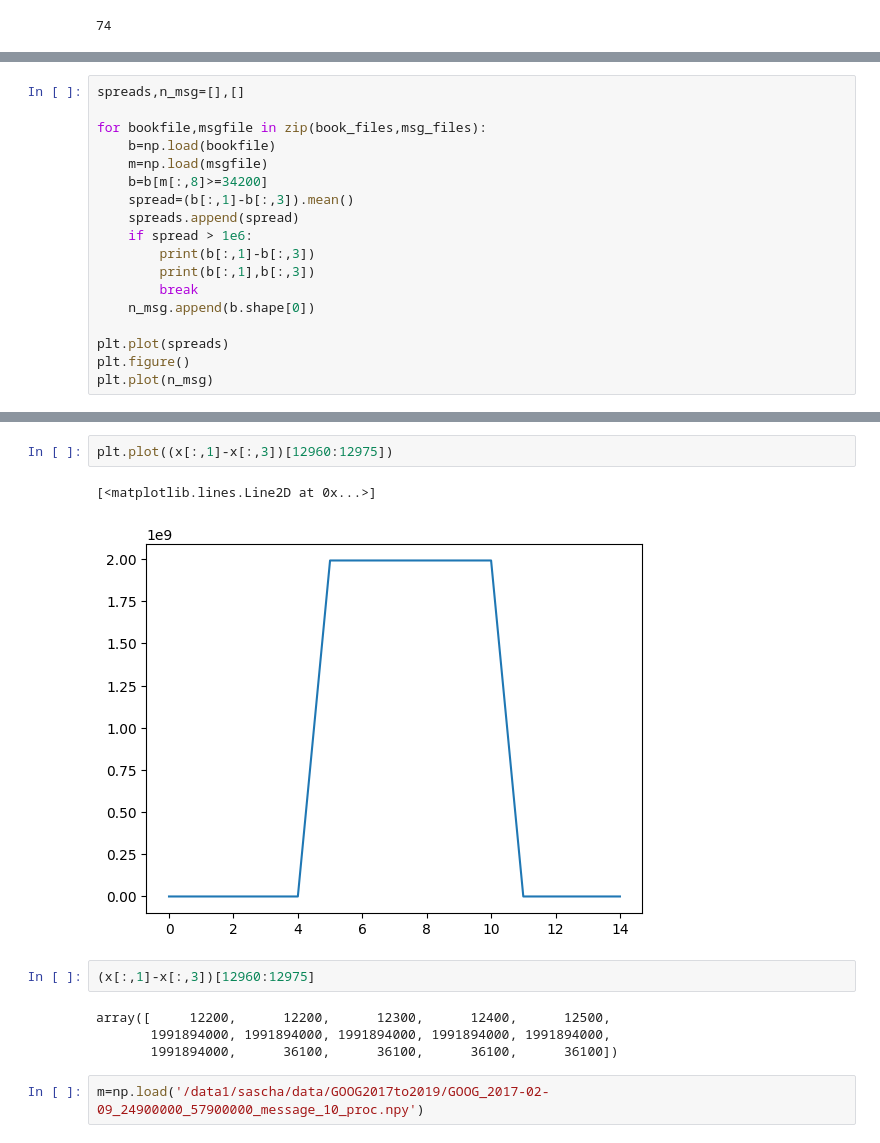
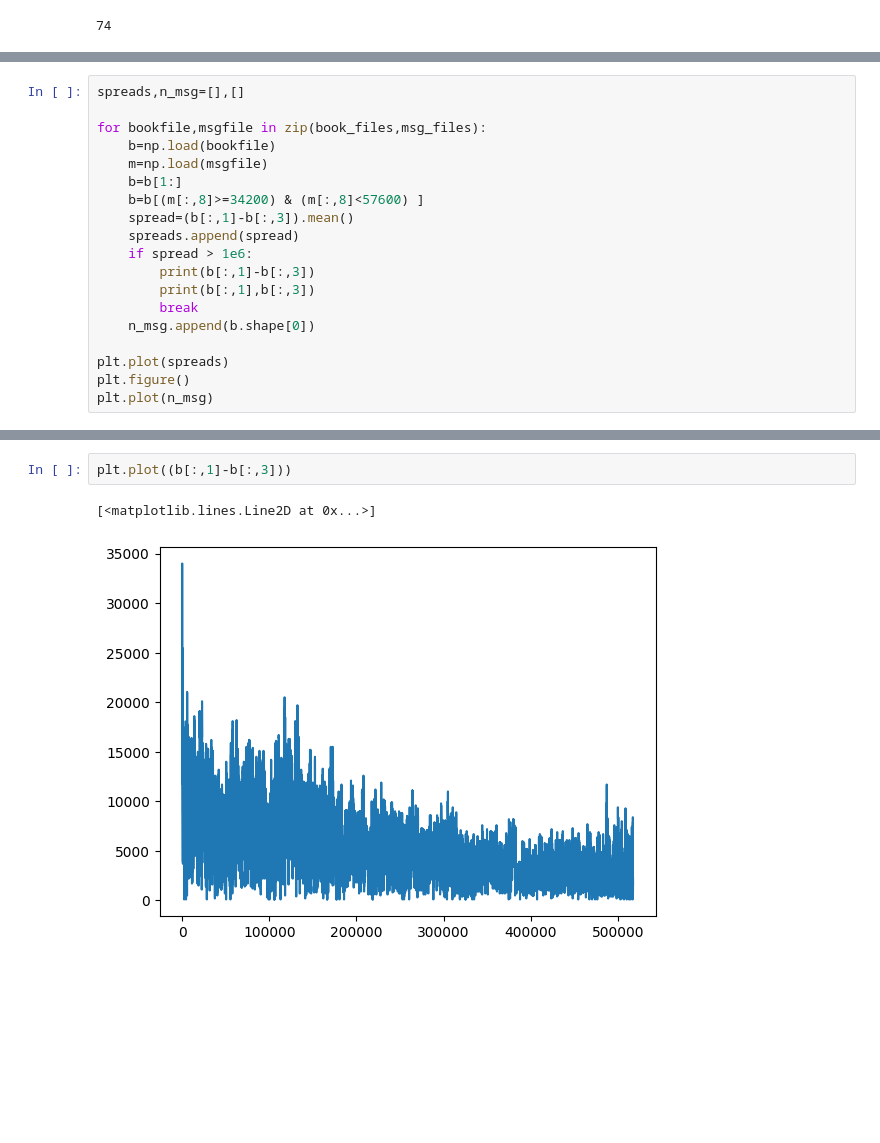
Before and after one commit to george-nigm/LOBS5, a Jupyter notebook: data_inspection.ipynb, the cells around one changed output, grey strips where cells are left out. Drawn from its saved outputs; the diff is of its cells as text; blank space fills up the shorter version.

```diff
--- a/data_inspection.ipynb
+++ b/data_inspection.ipynb
@@ -82,7 +91,8 @@ spreads,n_msg=[],[]
 for bookfile,msgfile in zip(book_files,msg_files):
     b=np.load(bookfile)
     m=np.load(msgfile)
-    b=b[m[:,8]>=34200]
+    b=b[1:]
+    b=b[(m[:,8]>=34200) & (m[:,8]<57600) ]
     spread=(b[:,1]-b[:,3]).mean()
     spreads.append(spread)
     if spread > 1e6:
@@ -103,13 +111,5 @@ plt.plot(n_msg)
 # %%
-plt.plot((x[:,1]-x[:,3])[12960:12975])
+plt.plot((b[:,1]-b[:,3]))
 # %% [output]
 [<matplotlib.lines.Line2D at 0x...>]
-[figure, old version]
+[figure, new version]
-# %%
-(x[:,1]-x[:,3])[12960:12975]
-# %% [output]
-array([     12200,      12200,      12300,      12400,      12500,
-       1991894000, 1991894000, 1991894000, 1991894000, 1991894000,
-       1991894000,      36100,      36100,      36100,      36100])
-# %%
-m=np.load('/data1/sascha/data/GOOG2017to2019/GOOG_2017-02-09_24900000_57900000_message_10_proc.npy')
```
Also changed, not shown: parts of 27 cells of this notebook, 4 other files.
